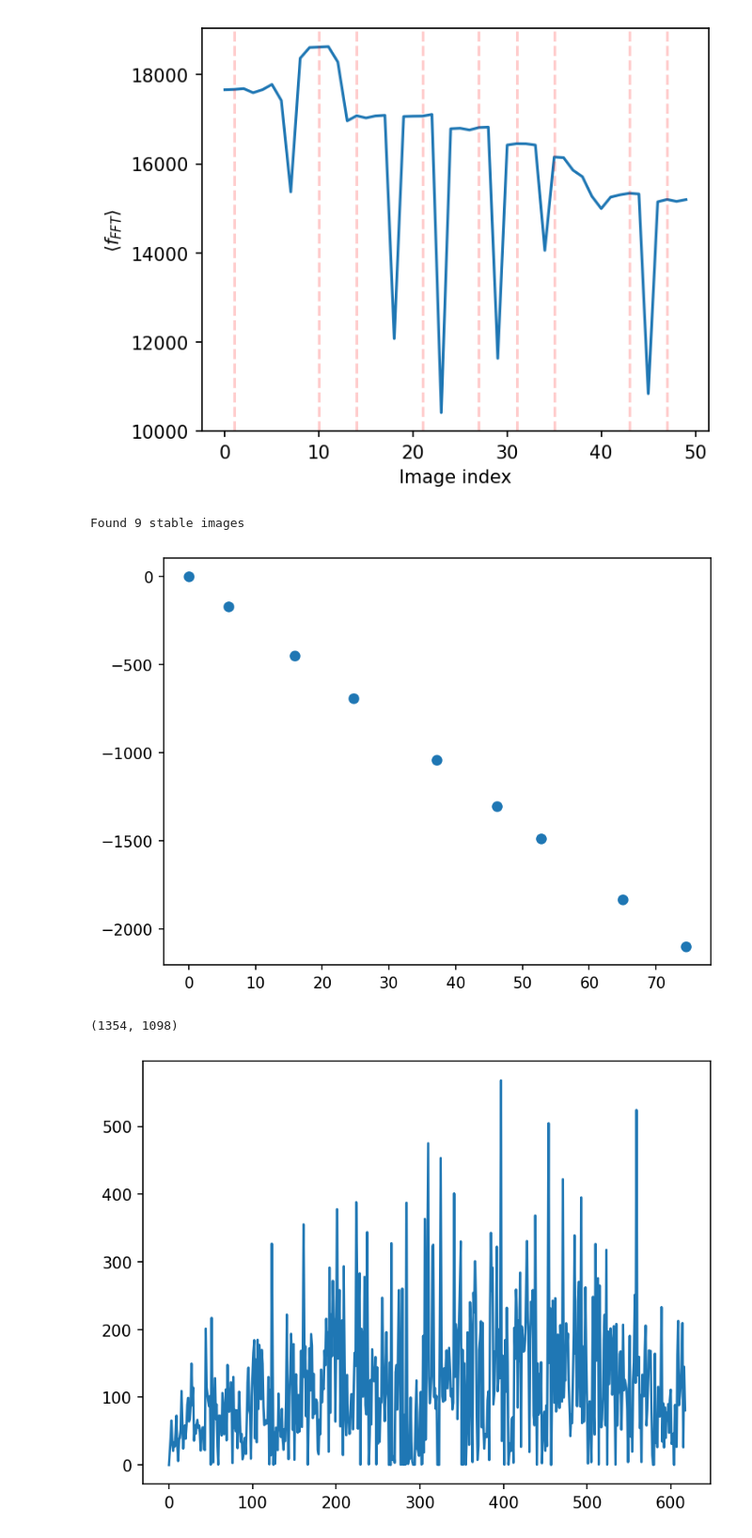
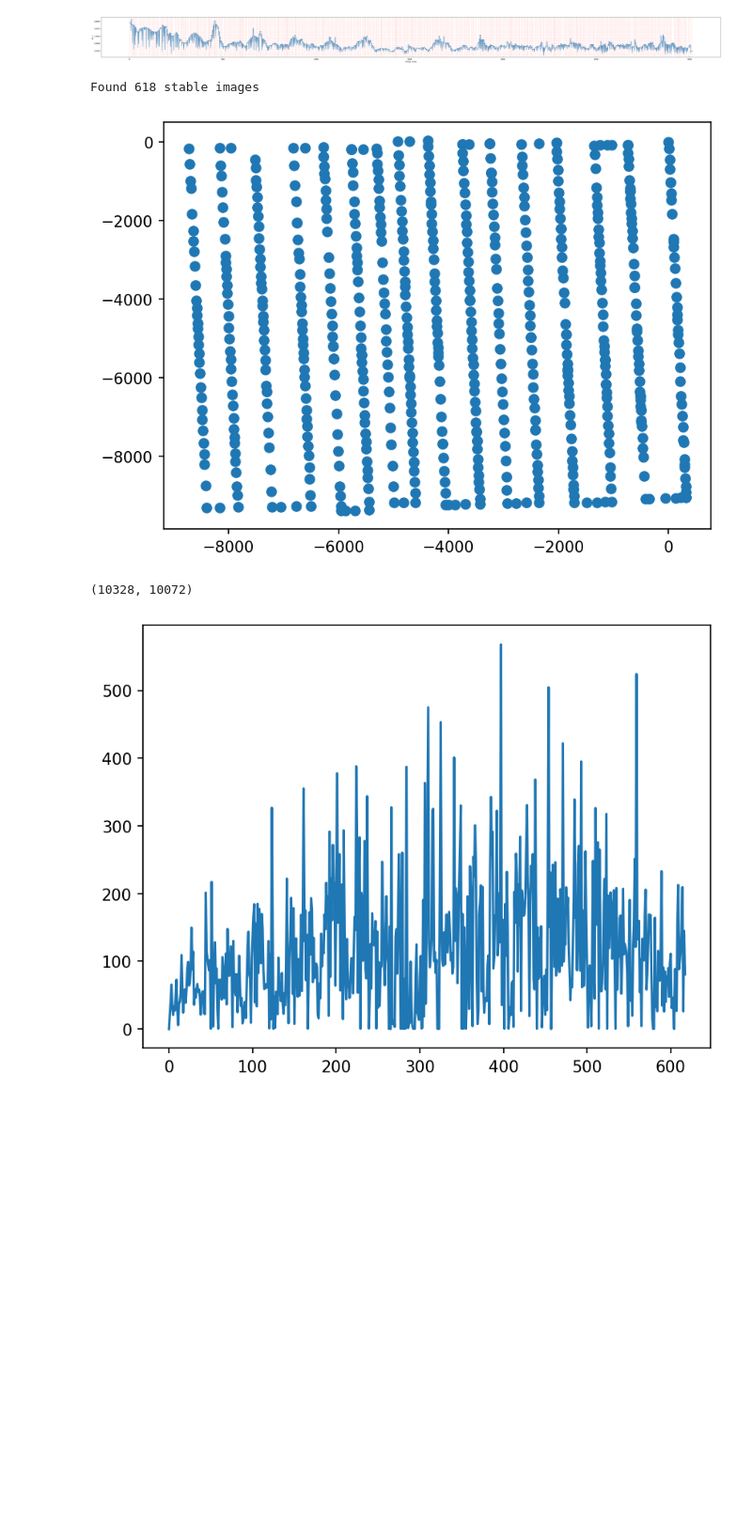
Before and after one commit to Jfeatherstone/stitcher, a Jupyter notebook: ManualStitch.ipynb, the cells around one changed output. Shown at 94% size. Saved outputs shown, nothing was run; the diff lists cells and outputs as text; code cells hidden in the pictures; blank space fills up the shorter version.

```diff
--- a/ManualStitch.ipynb
+++ b/ManualStitch.ipynb
@@ -16,8 +16,8 @@ import stitching as st
 
 from IPython.display import clear_output
 # %%
-imagePath = '/home/jack/Videos/map_2_images/'
-#imagePath = '/bucket/DaniU/Members/Jack Featherstone/Test/map_2_images/'
+#imagePath = '/home/jack/Videos/map_2_images/'
+imagePath = '/bucket/DaniU/Members/Jack Featherstone/Test/map_2_images/'
 imageExtension = 'png'
 fileTemplateName = 'image'
 
@@ -28,11 +28,11 @@ imageIndexing = [int(img.split(fileTemplateName)[-1].split('.')[0]) for img in i
 
 images = np.array(images)[np.argsort(imageIndexing)]
 # %%
-stableImageIndices = st.identifyStableImages(images[:50], derThreshold=.05, debug=True)
+stableImageIndices = st.identifyStableImages(images, derThreshold=.05, debug=True)
 print(f'Found {len(stableImageIndices)} stable images')
 # %% [output]
-[figure, old version]
+[figure, new version]
-Found 9 stable images
+Found 618 stable images
 # %%
 stitchedOffsets = [[0,0]]
 stitchedOffsetErrors = [0]
@@ -96,8 +96,8 @@ plt.scatter(absoluteStitchPositions[:,0], absoluteStitchPositions[:,1])
 plt.show()
 print(approxImageSize)
 # %% [output]
-[figure, old version]
+[figure, new version]
-(1354, 1098)
+(10328, 10072)
 # %%
 plt.plot(stitchedOffsetErrors)
 plt.show()
```
Also changed, not shown: parts of 2 cells of this notebook.
